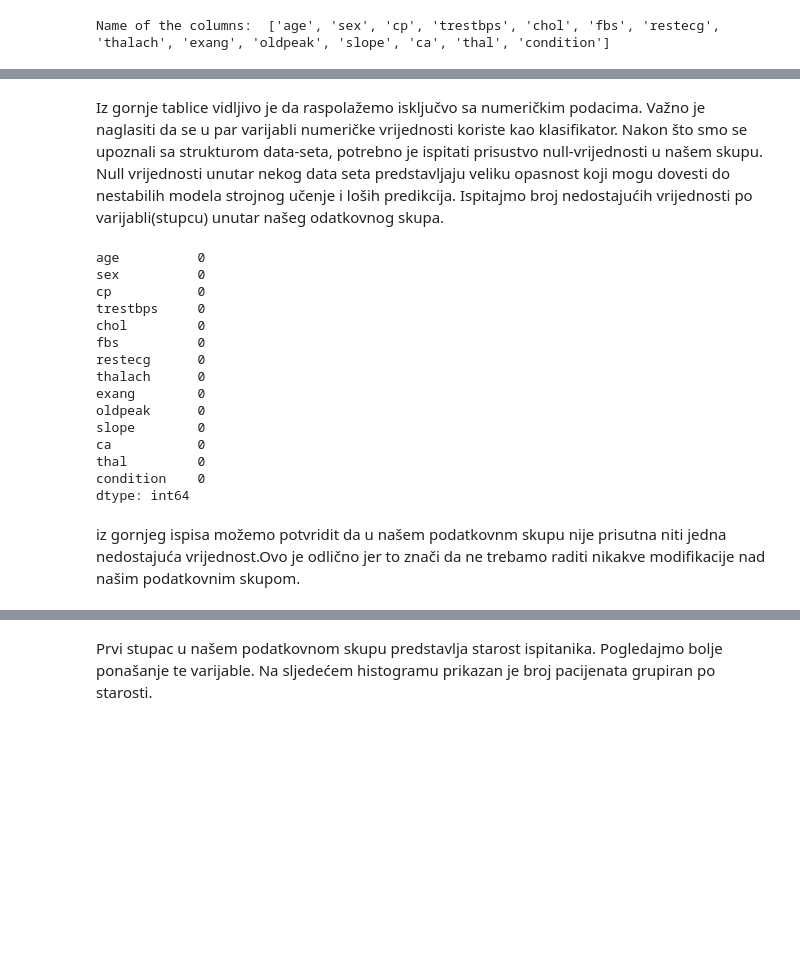
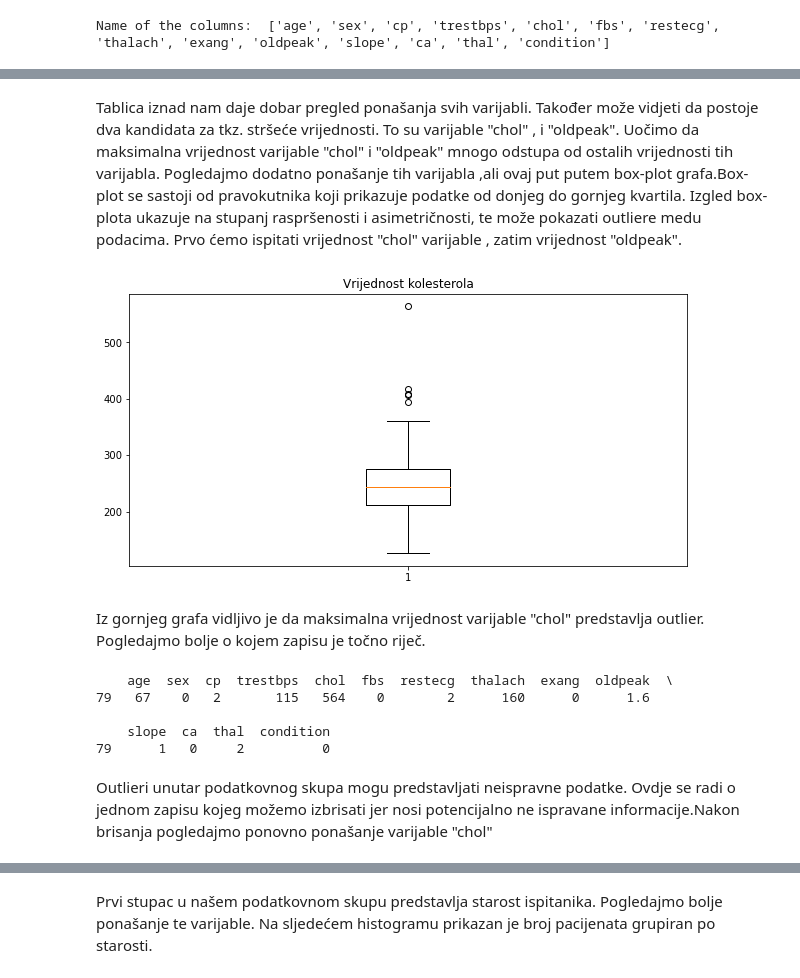
Before and after one commit to tp52/uzop, a Jupyter notebook: Uzop.ipynb, the cells around one changed output, grey strips where cells are left out. Saved outputs shown, nothing was run; the diff lists cells and outputs as text; code cells hidden in the pictures; blank space fills up the shorter version.

```diff
--- a/Uzop.ipynb
+++ b/Uzop.ipynb
@@ -63,26 +87,27 @@ data_set.describe()
 | 75% | 61.000000 | 1.000000 | 3.000000 | 140.000000 | 276.000000 | 0.000000 | 2.000000 | 166.000000 | 1.000000 | 1.600000 | 1.000000 | ... |
 | max | 77.000000 | 1.000000 | 3.000000 | 200.000000 | 564.000000 | 1.000000 | 2.000000 | 202.000000 | 1.000000 | 6.200000 | 2.000000 | ... |
 # %% [markdown]
-Iz gornje tablice vidljivo je da raspolažemo isključvo sa numeričkim podacima. Važno je naglasiti da se u par varijabli numeričke vrijednosti koriste kao klasifikator.
-Nakon što smo se upoznali sa strukturom data-seta, potrebno je ispitati prisustvo null-vrijednosti u našem skupu. Null vrijednosti unutar nekog data seta predstavljaju veliku opasnost koji mogu dovesti do nestabilih modela strojnog učenje i loših predikcija.
-Ispitajmo broj nedostajućih vrijednosti po varijabli(stupcu) unutar našeg odatkovnog skupa.
+Tablica iznad nam daje dobar pregled ponašanja svih varijabli. Također može vidjeti da postoje dva kandidata za tkz. stršeće vrijednosti. To su varijable "chol" , i "oldpeak". Uočimo da maksimalna vrijednost varijable "chol" i "oldpeak" mnogo odstupa od ostalih vrijednosti tih varijabla. Pogledajmo dodatno ponašanje tih varijabla ,ali ovaj put putem box-plot grafa.Box-plot se sastoji od pravokutnika koji prikazuje podatke od donjeg do gornjeg kvartila. Izgled box-plota ukazuje na stupanj
+raspršenosti i asimetričnosti, te može pokazati outliere medu podacima.
+Prvo ćemo ispitati vrijednost "chol" varijable , zatim vrijednost "oldpeak".
-# %%
-data_set.isna().sum()
-# %% [output]
-age          0
-sex          0
-cp           0
-trestbps     0
-chol         0
-fbs          0
-restecg      0
-thalach      0
-exang        0
-oldpeak      0
-slope        0
-ca           0
-thal         0
-condition    0
-dtype: int64
-# %% [markdown]
-iz gornjeg ispisa možemo potvridit da u našem podatkovnm skupu nije prisutna niti jedna nedostajuća vrijednost.Ovo je odlično jer to znači da ne trebamo raditi nikakve modifikacije nad našim podatkovnim skupom.
+# %%
+import matplotlib.pyplot as plt
+plt.figure(figsize =(10, 5))
+plt.title("Vrijednost kolesterola")
+plt.boxplot(data_set["chol"])
+# show plot
+plt.show()
+# %% [output]
+[figure, added]
+# %% [markdown]
+Iz gornjeg grafa vidljivo je da maksimalna vrijednost varijable "chol" predstavlja outlier. Pogledajmo bolje o kojem zapisu je točno riječ.
+# %%
+print(data_set[data_set["chol"]==564])
+# %% [output]
+    age  sex  cp  trestbps  chol  fbs  restecg  thalach  exang  oldpeak  \
+79   67    0   2       115   564    0        2      160      0      1.6
+
+    slope  ca  thal  condition
+79      1   0     2          0
+# %% [markdown]
+Outlieri unutar podatkovnog skupa mogu predstavljati neispravne podatke. Ovdje se radi o jednom zapisu kojeg možemo izbrisati jer nosi potencijalno ne ispravane informacije.Nakon brisanja pogledajmo ponovno ponašanje varijable "chol"
```
Also changed, not shown: parts of 24 cells of this notebook.
